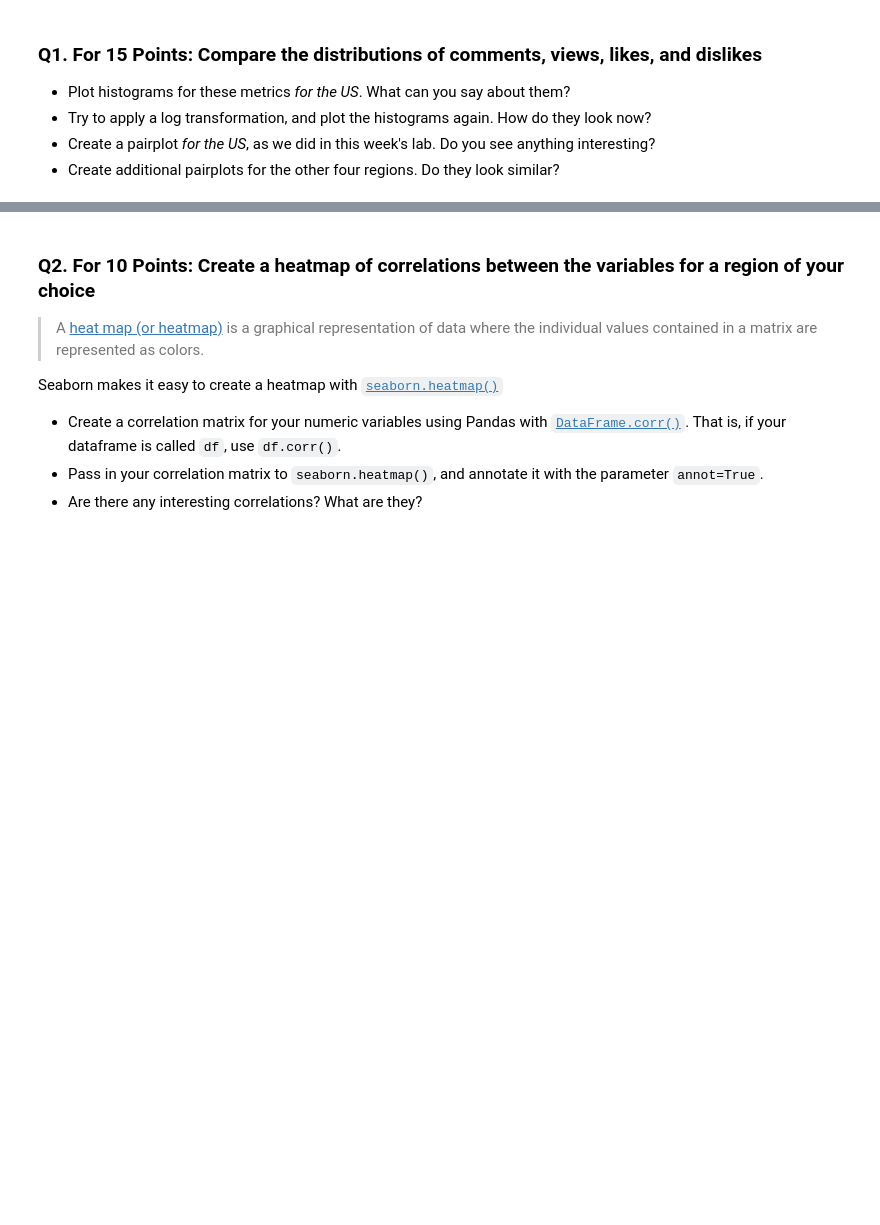
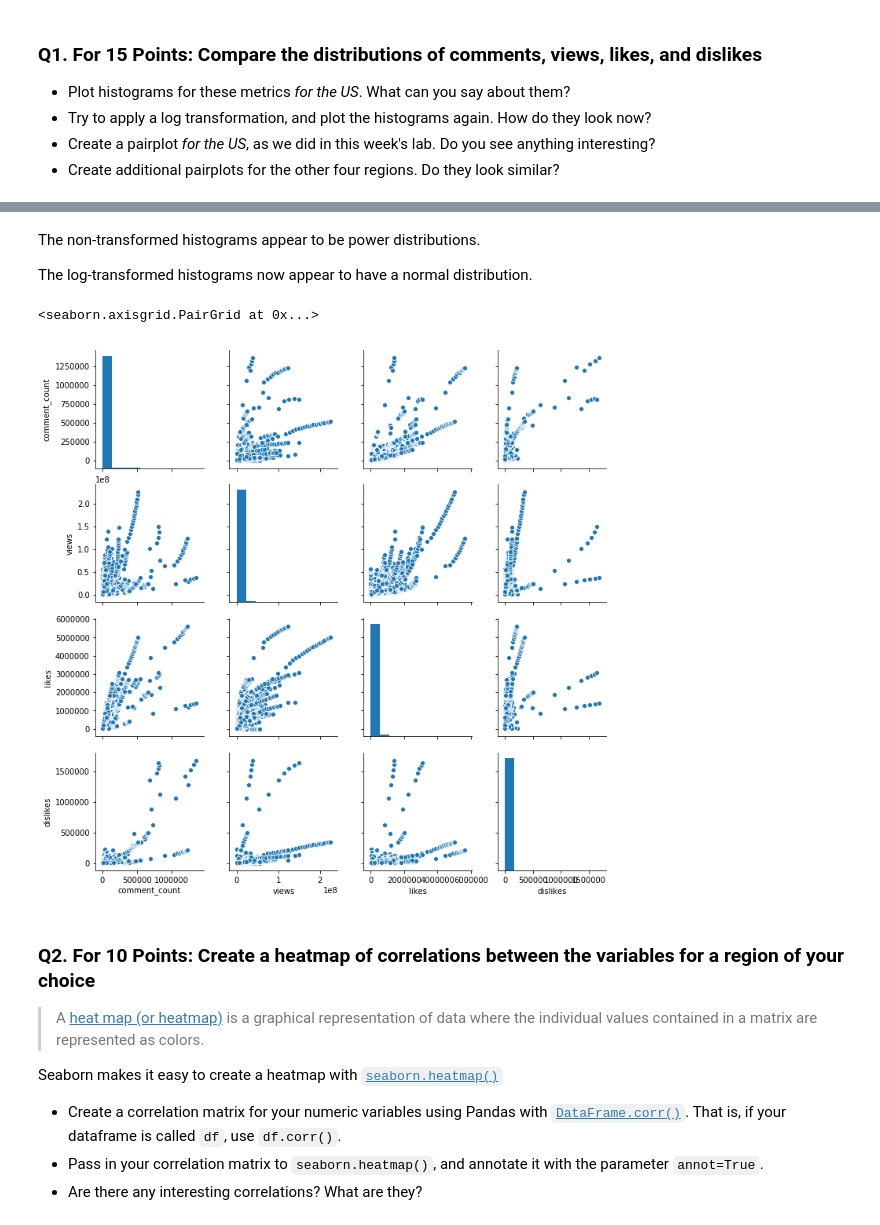
Before and after one commit to tengdann/si618, a Jupyter notebook: 618_HW4.ipynb, the cells around one changed output, grey strips where cells are left out. Cells and saved outputs as stored; diff of their text form; code cells hidden in the pictures; blank space fills up the shorter version.

```diff
--- a/618_HW4.ipynb
+++ b/618_HW4.ipynb
@@ -35,3 +67,12 @@ MY_UNIQNAME = '?'
+# %% [markdown]
+The non-transformed histograms appear to be power distributions.
+
+The log-transformed histograms now appear to have a normal distribution.
+# %%
+sns.pairplot(df_us_clean)
+# %% [output]
+<seaborn.axisgrid.PairGrid at 0x...>
+[figure, added]
 # %% [markdown]
 ### Q2. For 10 Points: Create a heatmap of correlations between the variables for a region of your choice
 
```
Also changed, not shown: parts of 5 cells of this notebook, 20 other files.
